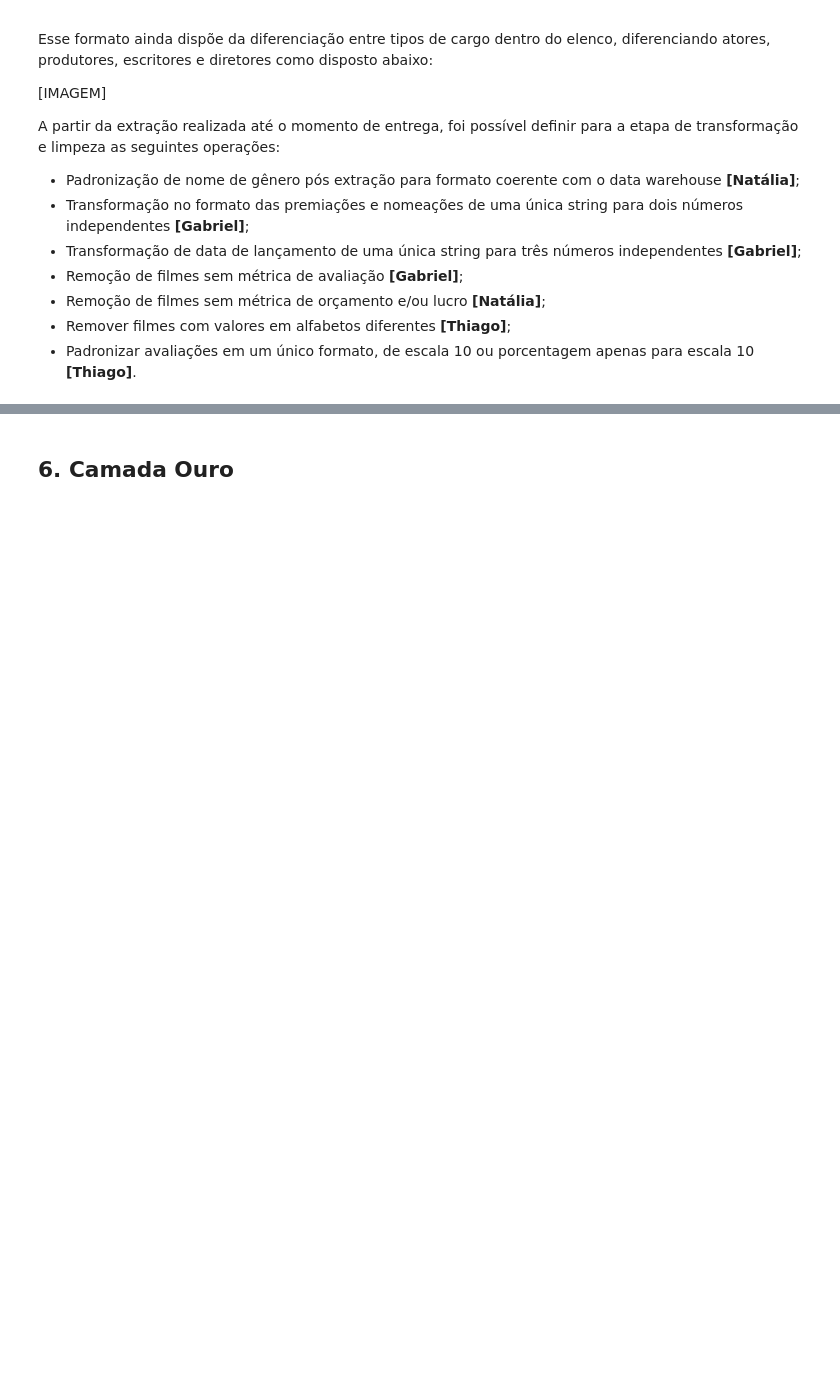
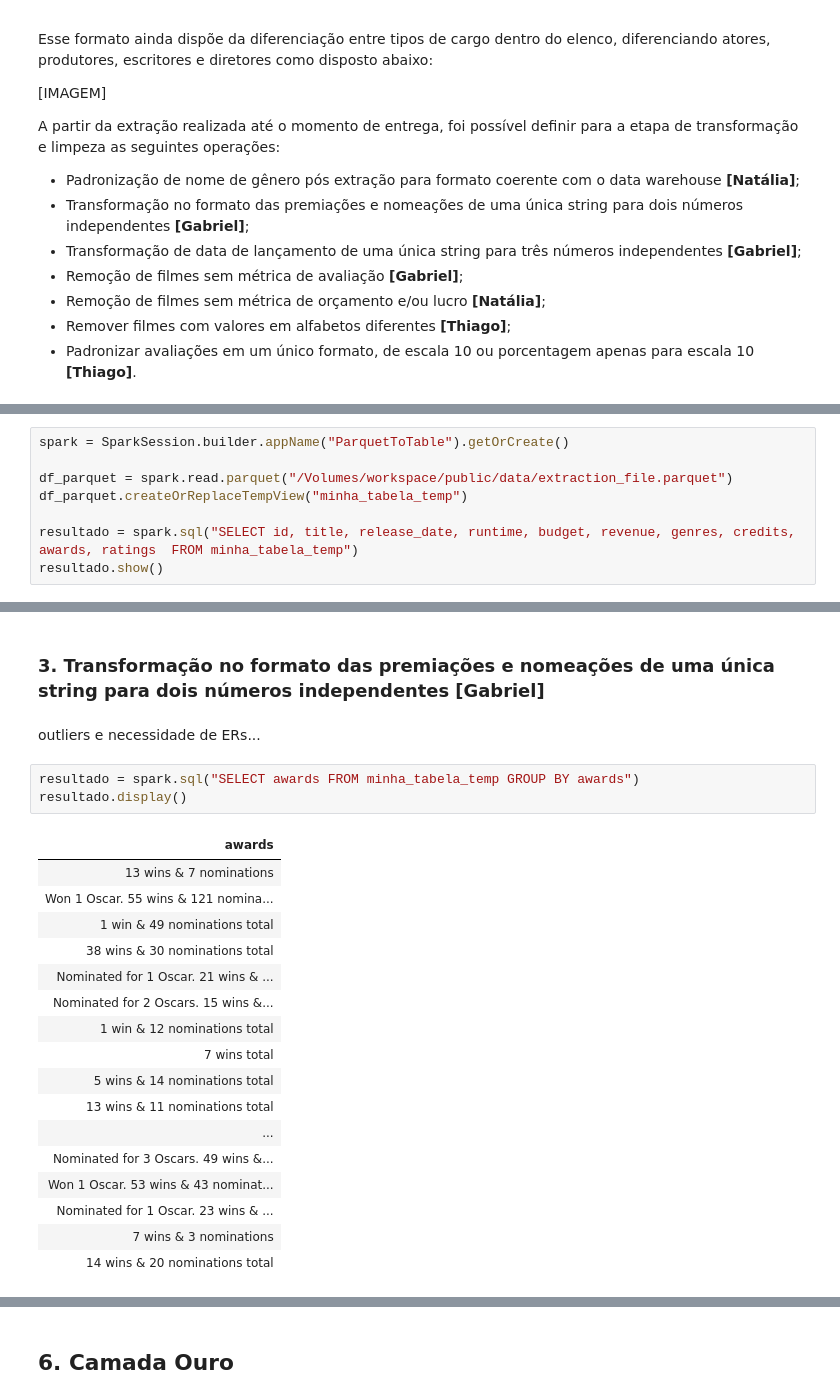
Before and after one commit to thiagoproenca/IMDB-Filmes, a Jupyter notebook: NTBD_FF_Grupo12_gabriel_natalia_thiago (1).ipynb, the cells around one changed output, grey strips where cells are left out. Cells and saved outputs as stored; diff of their text form; blank space fills up the shorter version.

```diff
--- a/NTBD_FF_Grupo12_gabriel_natalia_thiago (1).ipynb
+++ b/NTBD_FF_Grupo12_gabriel_natalia_thiago (1).ipynb
@@ -229,0 +153,8 @@ A partir da extração realizada até o momento de entrega, foi possível defini
+# %%
+spark = SparkSession.builder.appName("ParquetToTable").getOrCreate()
+
+df_parquet = spark.read.parquet("/Volumes/workspace/public/data/extraction_file.parquet")
+df_parquet.createOrReplaceTempView("minha_tabela_temp")
+
+resultado = spark.sql("SELECT id, title, release_date, runtime, budget, revenue, genres, credits, awards, ratings  FROM minha_tabela_temp")
+resultado.show()
@@ -229,0 +265,25 @@ A partir da extração realizada até o momento de entrega, foi possível defini
+# %% [markdown]
+### 3. Transformação no formato das premiações e nomeações de uma única string para dois números independentes [Gabriel]
+# %% [markdown]
+outliers e necessidade de ERs...
+# %%
+resultado = spark.sql("SELECT awards FROM minha_tabela_temp GROUP BY awards")
+resultado.display()
+# %% [output]
+| awards |
+| 13 wins & 7 nominations |
+| Won 1 Oscar. 55 wins & 121 nomina... |
+| 1 win & 49 nominations total |
+| 38 wins & 30 nominations total |
+| Nominated for 1 Oscar. 21 wins & ... |
+| Nominated for 2 Oscars. 15 wins &... |
+| 1 win & 12 nominations total |
+| 7 wins total |
+| 5 wins & 14 nominations total |
+| 13 wins & 11 nominations total |
+| ... |
+| Nominated for 3 Oscars. 49 wins &... |
+| Won 1 Oscar. 53 wins & 43 nominat... |
+| Nominated for 1 Oscar. 23 wins & ... |
+| 7 wins & 3 nominations |
+| 14 wins & 20 nominations total |
```
Also changed, not shown: parts of 23 cells of this notebook.
